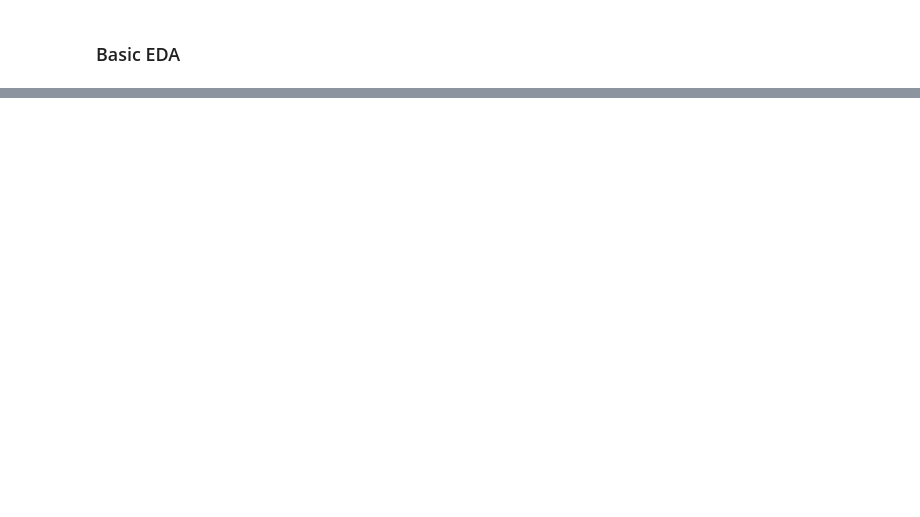
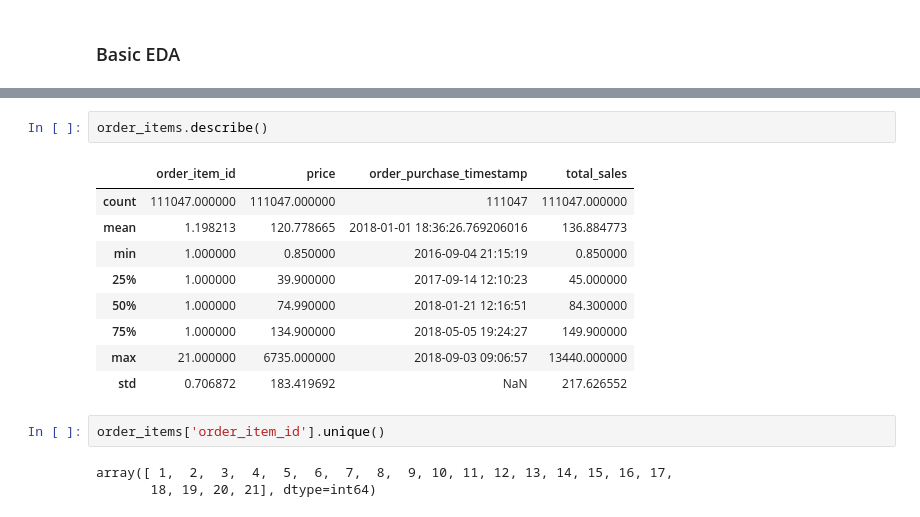
Before and after one commit to popraf/Demand-Forecasting, a Jupyter notebook: EDA.ipynb, the cells around one changed output, grey strips where cells are left out. Cells and saved outputs as stored; diff of their text form; blank space fills up the shorter version.

```diff
--- a/EDA.ipynb
+++ b/EDA.ipynb
@@ -167,2 +218,19 @@ order_items['product_category_name'].nunique()
 # %% [output]
 73
+# %%
+order_items.describe()
+# %% [output]
+|  | order_item_id | price | order_purchase_timestamp | total_sales |
+| count | 111047.000000 | 111047.000000 | 111047 | 111047.000000 |
+| mean | 1.198213 | 120.778665 | 2018-01-01 18:36:26.769206016 | 136.884773 |
+| min | 1.000000 | 0.850000 | 2016-09-04 21:15:19 | 0.850000 |
+| 25% | 1.000000 | 39.900000 | 2017-09-14 12:10:23 | 45.000000 |
+| 50% | 1.000000 | 74.990000 | 2018-01-21 12:16:51 | 84.300000 |
+| 75% | 1.000000 | 134.900000 | 2018-05-05 19:24:27 | 149.900000 |
+| max | 21.000000 | 6735.000000 | 2018-09-03 09:06:57 | 13440.000000 |
+| std | 0.706872 | 183.419692 | NaN | 217.626552 |
+# %%
+order_items['order_item_id'].unique()
+# %% [output]
+array([ 1,  2,  3,  4,  5,  6,  7,  8,  9, 10, 11, 12, 13, 14, 15, 16, 17,
+       18, 19, 20, 21], dtype=int64)
```
Also changed, not shown: parts of 10 cells of this notebook.
